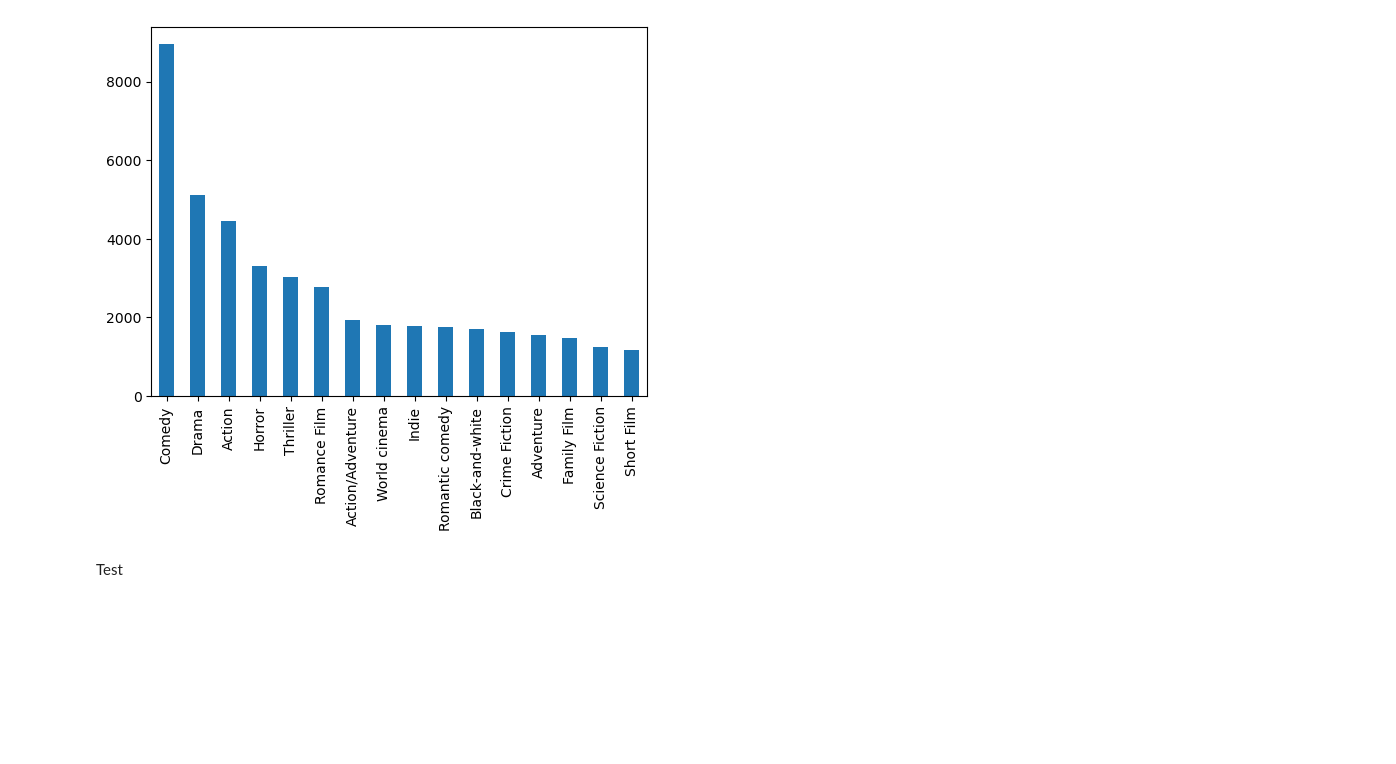
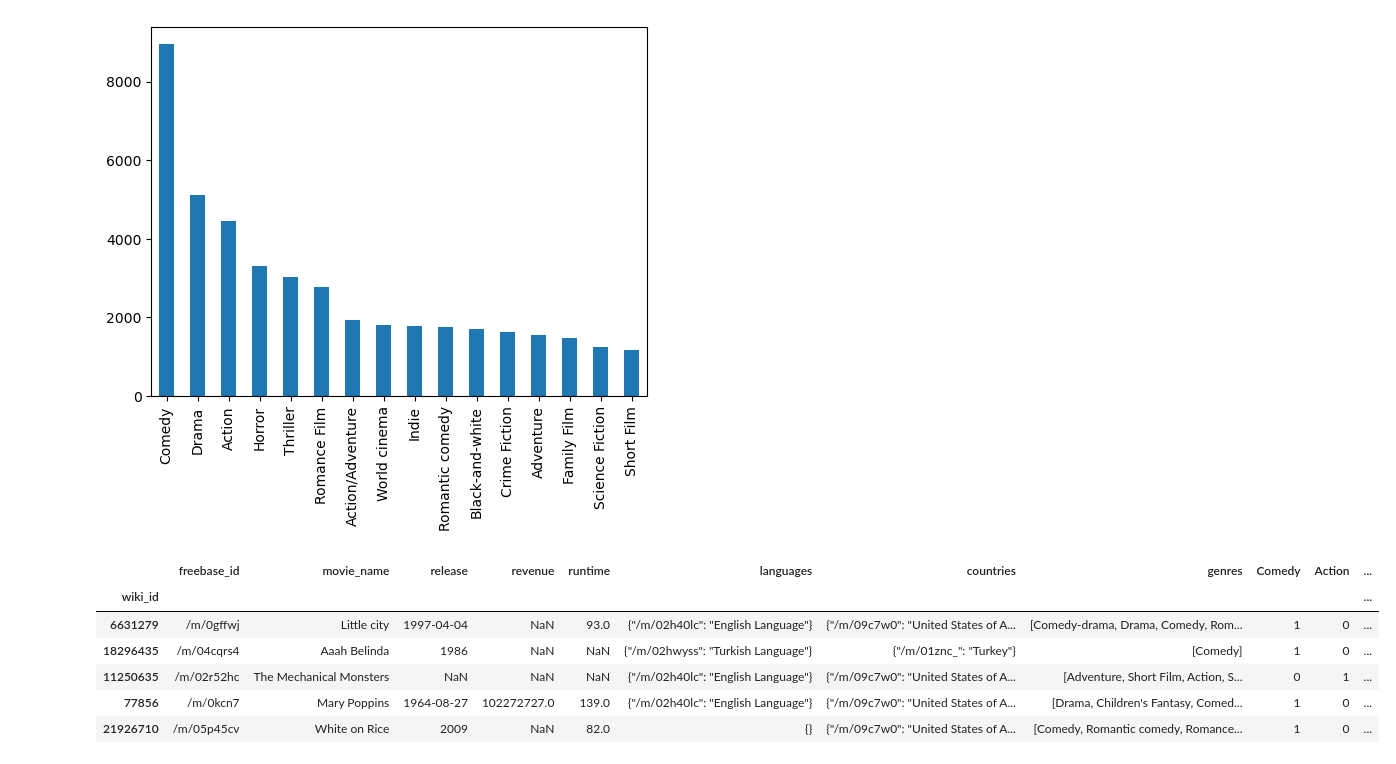
Before and after one commit to epfl-ada/ada-2022-project-nonansland22, a Jupyter notebook: Project_NoNansLand.ipynb, the cells around one changed output. Drawn from its saved outputs; the diff is of its cells as text; code cells hidden in the pictures; blank space fills up the shorter version.

Commit message:
Revenue analysis

```diff
--- a/Project_NoNansLand.ipynb
+++ b/Project_NoNansLand.ipynb
@@ -114,5 +114,13 @@ a.plot(kind='bar')
 # %% [output]
 <AxesSubplot:>
 [figure]
-# %% [markdown]
-Test
+# %%
+unique_genre.head()
+# %% [output]
+|  | freebase_id | movie_name | release | revenue | runtime | languages | countries | genres | Comedy | Action | ... |
+| wiki_id |  |  |  |  |  |  |  |  |  |  | ... |
+| 6631279 | /m/0gffwj | Little city | 1997-04-04 | NaN | 93.0 | {"/m/02h40lc": "English Language"} | {"/m/09c7w0": "United States of A... | [Comedy-drama, Drama, Comedy, Rom... | 1 | 0 | ... |
+| 18296435 | /m/04cqrs4 | Aaah Belinda | 1986 | NaN | NaN | {"/m/02hwyss": "Turkish Language"} | {"/m/01znc_": "Turkey"} | [Comedy] | 1 | 0 | ... |
+| 11250635 | /m/02r52hc | The Mechanical Monsters | NaN | NaN | NaN | {"/m/02h40lc": "English Language"} | {"/m/09c7w0": "United States of A... | [Adventure, Short Film, Action, S... | 0 | 1 | ... |
+| 77856 | /m/0kcn7 | Mary Poppins | 1964-08-27 | 102272727.0 | 139.0 | {"/m/02h40lc": "English Language"} | {"/m/09c7w0": "United States of A... | [Drama, Children's Fantasy, Comed... | 1 | 0 | ... |
+| 21926710 | /m/05p45cv | White on Rice | 2009 | NaN | 82.0 | {} | {"/m/09c7w0": "United States of A... | [Comedy, Romantic comedy, Romance... | 1 | 0 | ... |
```
Also changed, not shown: parts of 6 cells of this notebook.
